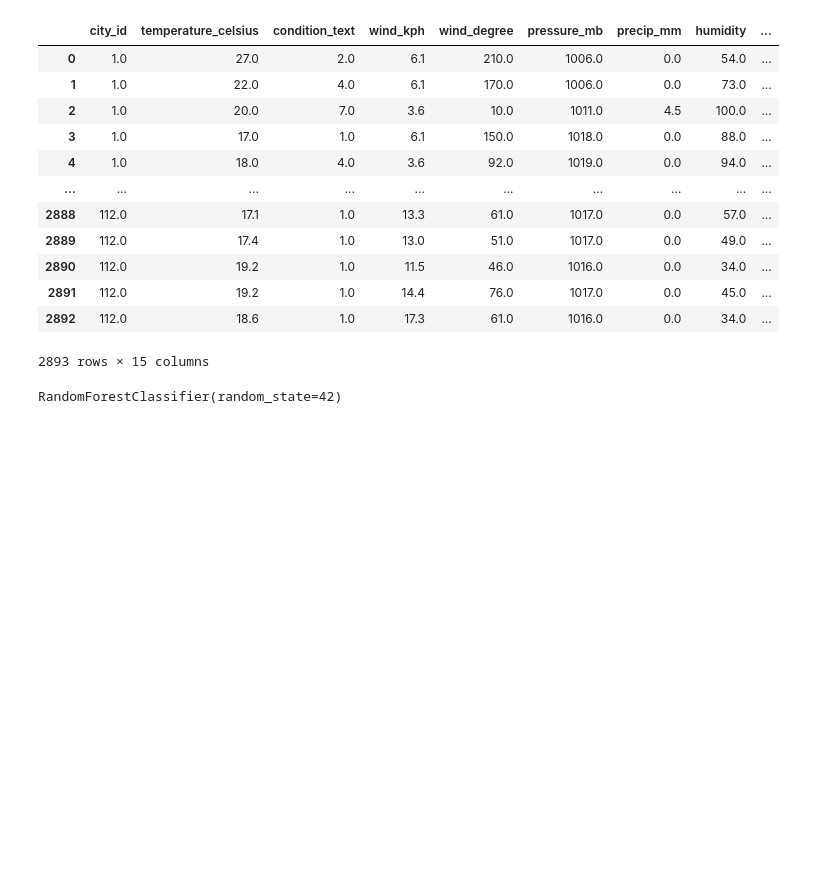
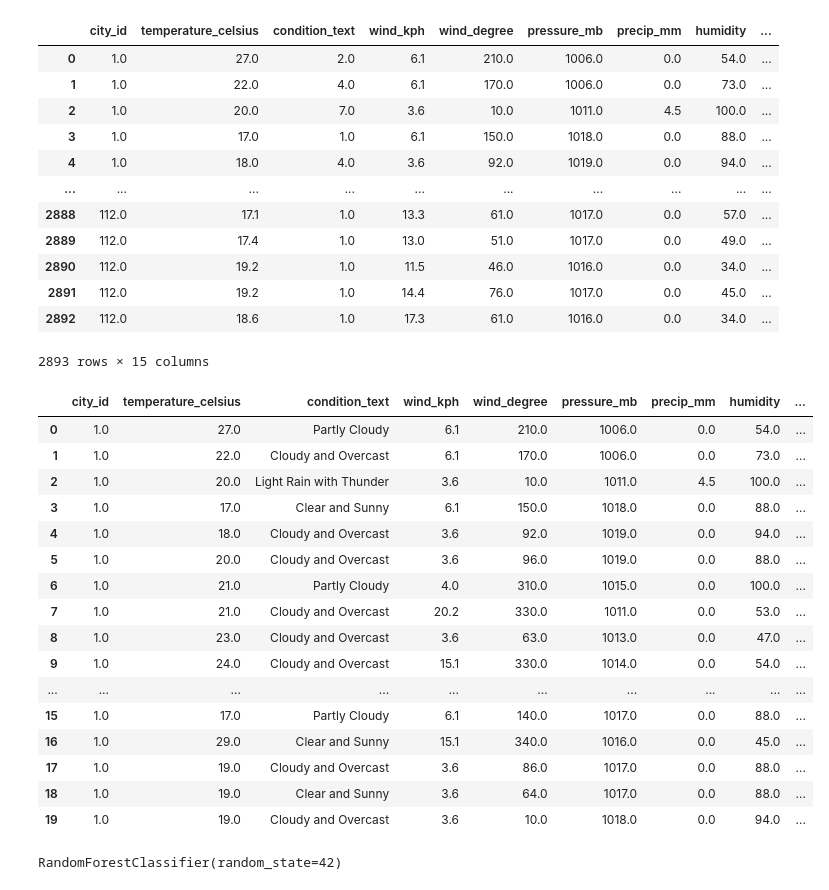
Before and after one commit to KavinduRanasinghe/DataDragons---Predicta-1.0-P220, a Jupyter notebook: Predicta 1.0 - Classify the Weather/Predicta 1.0 - Classify the Weather - Classification.ipynb, the cells around one changed output. Saved outputs shown, nothing was run; the diff lists cells and outputs as text; code cells hidden in the pictures; blank space fills up the shorter version.

```diff
--- a/Predicta 1.0 - Classify the Weather/Predicta 1.0 - Classify the Weather - Classification.ipynb
+++ b/Predicta 1.0 - Classify the Weather/Predicta 1.0 - Classify the Weather - Classification.ipynb
@@ -245,3 +261,28 @@ df_filled
 | 2891 | 112.0 | 19.2 | 1.0 | 14.4 | 76.0 | 1017.0 | 0.0 | 45.0 | ... |
 | 2892 | 112.0 | 18.6 | 1.0 | 17.3 | 61.0 | 1016.0 | 0.0 | 34.0 | ... |
 2893 rows × 15 columns
+# %%
+# Convert condition_text back to strings
+reverse_mapping = {1: 'Clear and Sunny', 2: 'Partly Cloudy', 3: 'Light Precipitation', 4: 'Cloudy and Overcast',
+                   5: 'Mist or Fog', 6: 'Rain Showers', 7: 'Light Rain with Thunder', 8: 'Thunderstorms',
+                   9: 'Moderate to Heavy Rain'}
+df_filled['condition_text'] = df_filled['condition_text'].replace(reverse_mapping)
+df_filled.head(20)
+# %% [output]
+|  | city_id | temperature_celsius | condition_text | wind_kph | wind_degree | pressure_mb | precip_mm | humidity | ... |
+| 0 | 1.0 | 27.0 | Partly Cloudy | 6.1 | 210.0 | 1006.0 | 0.0 | 54.0 | ... |
+| 1 | 1.0 | 22.0 | Cloudy and Overcast | 6.1 | 170.0 | 1006.0 | 0.0 | 73.0 | ... |
+| 2 | 1.0 | 20.0 | Light Rain with Thunder | 3.6 | 10.0 | 1011.0 | 4.5 | 100.0 | ... |
+| 3 | 1.0 | 17.0 | Clear and Sunny | 6.1 | 150.0 | 1018.0 | 0.0 | 88.0 | ... |
+| 4 | 1.0 | 18.0 | Cloudy and Overcast | 3.6 | 92.0 | 1019.0 | 0.0 | 94.0 | ... |
+| 5 | 1.0 | 20.0 | Cloudy and Overcast | 3.6 | 96.0 | 1019.0 | 0.0 | 88.0 | ... |
+| 6 | 1.0 | 21.0 | Partly Cloudy | 4.0 | 310.0 | 1015.0 | 0.0 | 100.0 | ... |
+| 7 | 1.0 | 21.0 | Cloudy and Overcast | 20.2 | 330.0 | 1011.0 | 0.0 | 53.0 | ... |
+| 8 | 1.0 | 23.0 | Cloudy and Overcast | 3.6 | 63.0 | 1013.0 | 0.0 | 47.0 | ... |
+| 9 | 1.0 | 24.0 | Cloudy and Overcast | 15.1 | 330.0 | 1014.0 | 0.0 | 54.0 | ... |
+| ... | ... | ... | ... | ... | ... | ... | ... | ... | ... |
+| 15 | 1.0 | 17.0 | Partly Cloudy | 6.1 | 140.0 | 1017.0 | 0.0 | 88.0 | ... |
+| 16 | 1.0 | 29.0 | Clear and Sunny | 15.1 | 340.0 | 1016.0 | 0.0 | 45.0 | ... |
+| 17 | 1.0 | 19.0 | Cloudy and Overcast | 3.6 | 86.0 | 1017.0 | 0.0 | 88.0 | ... |
+| 18 | 1.0 | 19.0 | Clear and Sunny | 3.6 | 64.0 | 1017.0 | 0.0 | 88.0 | ... |
+| 19 | 1.0 | 19.0 | Cloudy and Overcast | 3.6 | 10.0 | 1018.0 | 0.0 | 94.0 | ... |
```
Also changed, not shown: parts of 2 cells of this notebook, 1 other file.
